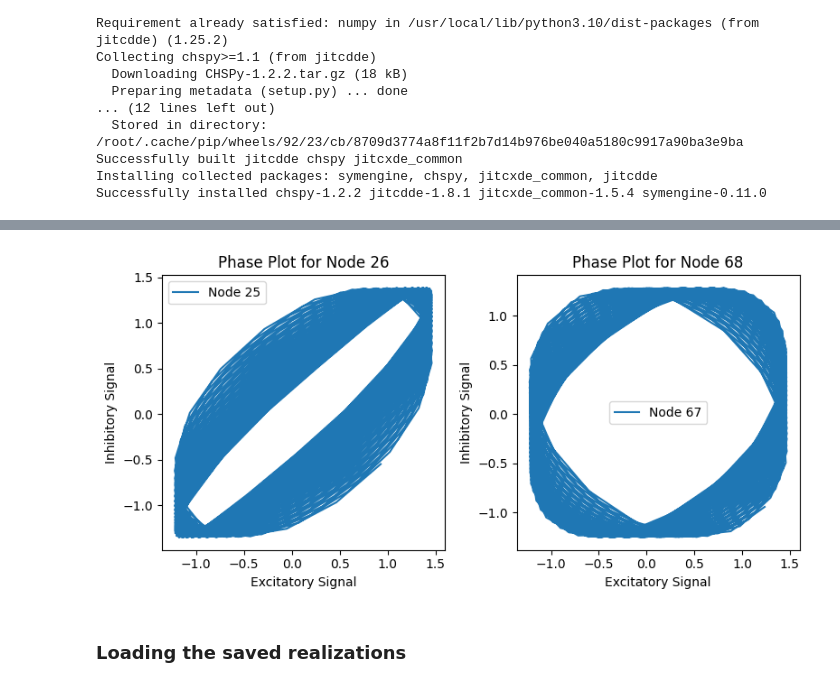
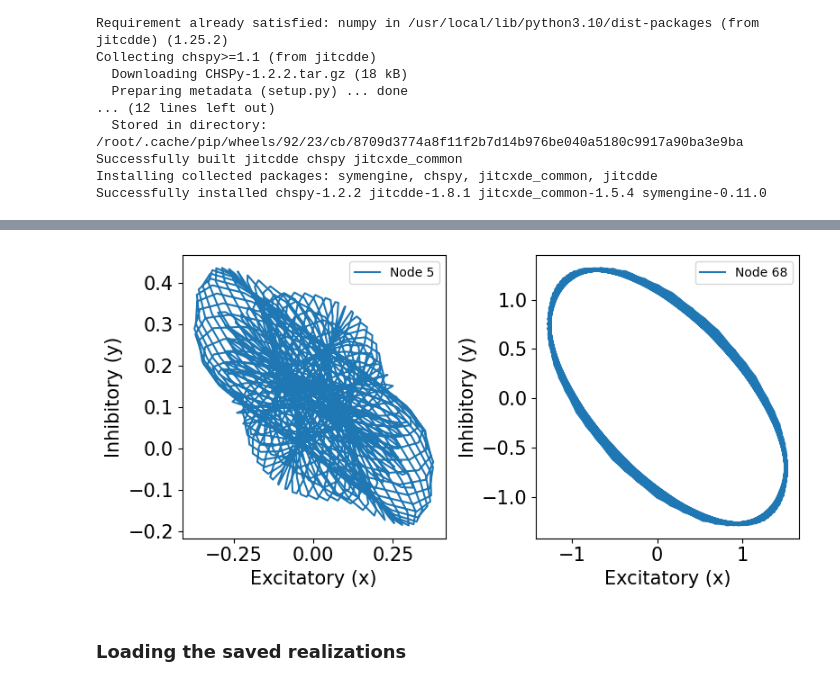
Before and after one commit to shayanshafquat/neuronal-oscillations-evolving-networks, a Jupyter notebook: notebooks/fig4_5.ipynb, the cells around one changed output, grey strips where cells are left out. Saved outputs shown, nothing was run; the diff lists cells and outputs as text; code cells hidden in the pictures.

```diff
--- a/notebooks/fig4_5.ipynb
+++ b/notebooks/fig4_5.ipynb
@@ -43,13 +49,10 @@ fiber_length_filename = "../author_data/LengthFibers33.dat"
 # %%
-# weight_filename = "gdrive/MyDrive/PBM-report2/WeightedA33.dat"
-# mapping_filename = "gdrive/MyDrive/PBM-report2/Categorized_Brain_Nodes.csv"
-# fiber_length_filename = "gdrive/MyDrive/PBM-report2/LengthFibers33.dat"
+weight_filename = "gdrive/MyDrive/PBM-report2/WeightedA33.dat"
+mapping_filename = "gdrive/MyDrive/PBM-report2/Y_Categorized_Brain_Nodes.csv"
+fiber_length_filename = "gdrive/MyDrive/PBM-report2/LengthFibers33.dat"
 
 w_kj = np.loadtxt(weight_filename)
 num_nodes = w_kj.shape[0]
 
-# Plot the heatmap using matplotlib
-plt.imshow(w_kj, cmap='turbo', interpolation='nearest')
-plt.colorbar()
-plt.title('Heatmap of Data')
-plt.show()
+node_groups = load_node_categories(mapping_filename)
+# node_groups
@@ -146,4 +191,7 @@ plt.show()
 # %%
+df_fiber_length = np.loadtxt(fiber_length_filename)
+tau_kj = df_fiber_length/1500
+
 # We flatten the array for the qcut function and then reshape it back to the original shape.
 discretized_data, bins = pd.qcut(tau_kj.ravel(), 40, retbins=True, labels=False, duplicates='drop')
 
@@ -289,21 +379,21 @@ ax[1, 1].plot(times, inh[:,67], label="68th Excitatory")
 # %%
 # Given indices
-indices = [25, 67]
+indices = [4, 67]
 
 # Create subplots
 fig, axs = plt.subplots(1, len(indices), figsize=(8, 4))
 
 for i, index in enumerate(indices):
-    axs[i].plot(exc[:, index], inh[:, index], label=f'Node {index}')
-    axs[i].set_xlabel('Excitatory Signal')
-    axs[i].set_ylabel('Inhibitory Signal')
-    axs[i].set_title(f'Phase Plot for Node {index+1}')
+    axs[i].plot(exc[:, index], inh[:, index], label=f'Node {index+1}')
+    axs[i].set_xlabel('Excitatory (x)', fontsize=15)
+    axs[i].set_ylabel('Inhibitory (y)', fontsize=15)
+    # axs[i].set_title(f'Phase Plot for Node {index+1}')
     axs[i].legend()
 
 plt.tight_layout()
 plt.show()
 # %% [output]
-[figure, old version]
+[figure, new version]
 # %%
 def normalize_biomarkers(all_realizations):
   # Normalize PT values
```
Also changed, not shown: parts of 22 cells of this notebook, 7 other files.
